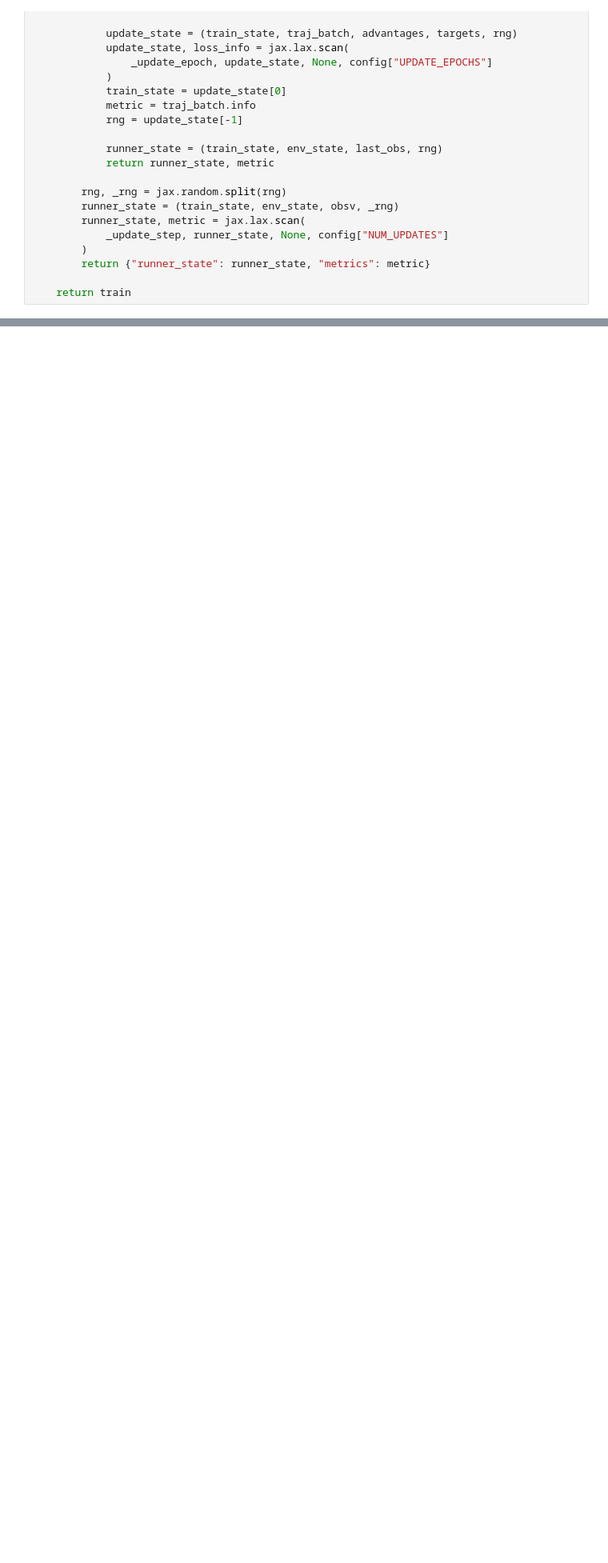
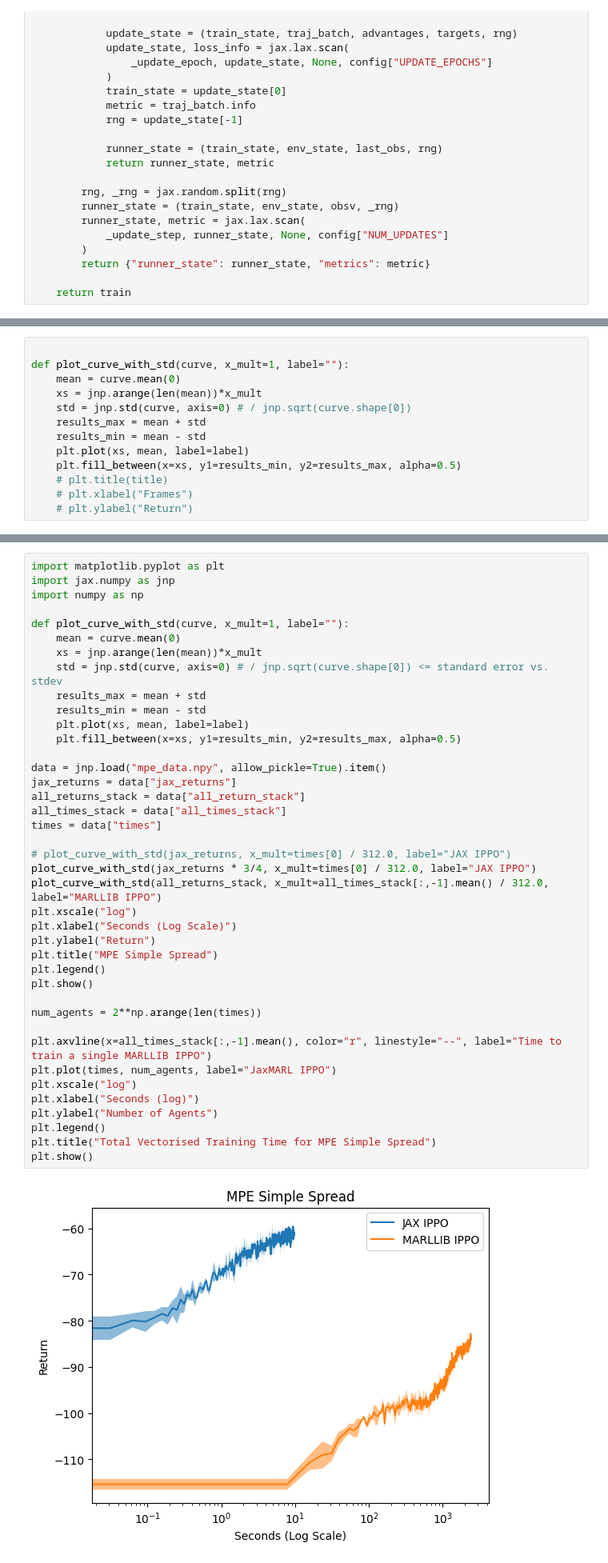
Before and after one commit to FLAIROx/JaxMARL, a Jupyter notebook: baselines/IPPO/benchmarking.ipynb, the cells around one changed output, grey strips where cells are left out. Shown at 80% size. Cells and saved outputs as stored; diff of their text form; blank space fills up the shorter version.

```diff
--- a/baselines/IPPO/benchmarking.ipynb
+++ b/baselines/IPPO/benchmarking.ipynb
@@ -3166,0 +3257,13 @@ Total Time (s): 95.44172739982605
+# %%
+
+def plot_curve_with_std(curve, x_mult=1, label=""):
+    mean = curve.mean(0)
+    xs = jnp.arange(len(mean))*x_mult
+    std = jnp.std(curve, axis=0) # / jnp.sqrt(curve.shape[0])
+    results_max = mean + std
+    results_min = mean - std
+    plt.plot(xs, mean, label=label)
+    plt.fill_between(x=xs, y1=results_min, y2=results_max, alpha=0.5)
+    # plt.title(title)
+    # plt.xlabel("Frames")
+    # plt.ylabel("Return")
@@ -3166,0 +3322,42 @@ Total Time (s): 95.44172739982605
+# %%
+import matplotlib.pyplot as plt
+import jax.numpy as jnp
+import numpy as np
+
+def plot_curve_with_std(curve, x_mult=1, label=""):
+    mean = curve.mean(0)
+    xs = jnp.arange(len(mean))*x_mult
+    std = jnp.std(curve, axis=0) # / jnp.sqrt(curve.shape[0]) <= standard error vs. stdev
+    results_max = mean + std
+    results_min = mean - std
+    plt.plot(xs, mean, label=label)
+    plt.fill_between(x=xs, y1=results_min, y2=results_max, alpha=0.5)
+
+data = jnp.load("mpe_data.npy", allow_pickle=True).item()
+jax_returns = data["jax_returns"]
+all_returns_stack = data["all_return_stack"]
+all_times_stack = data["all_times_stack"]
+times = data["times"]
+
+# plot_curve_with_std(jax_returns, x_mult=times[0] / 312.0, label="JAX IPPO")
+plot_curve_with_std(jax_returns * 3/4, x_mult=times[0] / 312.0, label="JAX IPPO")
+plot_curve_with_std(all_returns_stack, x_mult=all_times_stack[:,-1].mean() / 312.0, label="MARLLIB IPPO")
+plt.xscale("log")
+plt.xlabel("Seconds (Log Scale)")
+plt.ylabel("Return")
+plt.title("MPE Simple Spread")
+plt.legend()
+plt.show()
+
+num_agents = 2**np.arange(len(times))
+
+plt.axvline(x=all_times_stack[:,-1].mean(), color="r", linestyle="--", label="Time to train a single MARLLIB IPPO")
+plt.plot(times, num_agents, label="JaxMARL IPPO")
+plt.xscale("log")
+plt.xlabel("Seconds (log)")
+plt.ylabel("Number of Agents")
+plt.legend()
+plt.title("Total Vectorised Training Time for MPE Simple Spread")
+plt.show()
+# %% [output]
+[figure, added]
```
Also changed, not shown: parts of 110 cells of this notebook.
